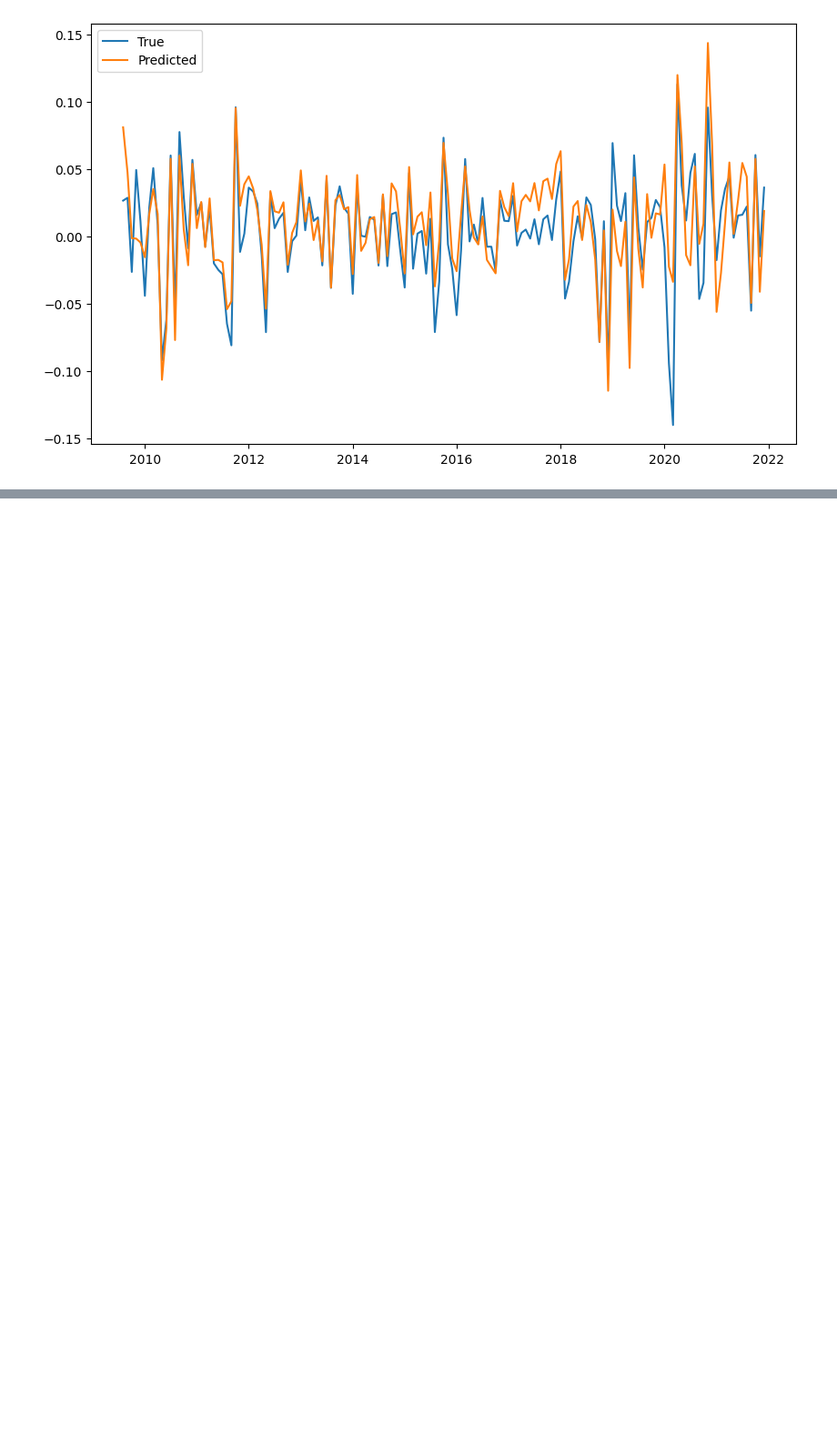
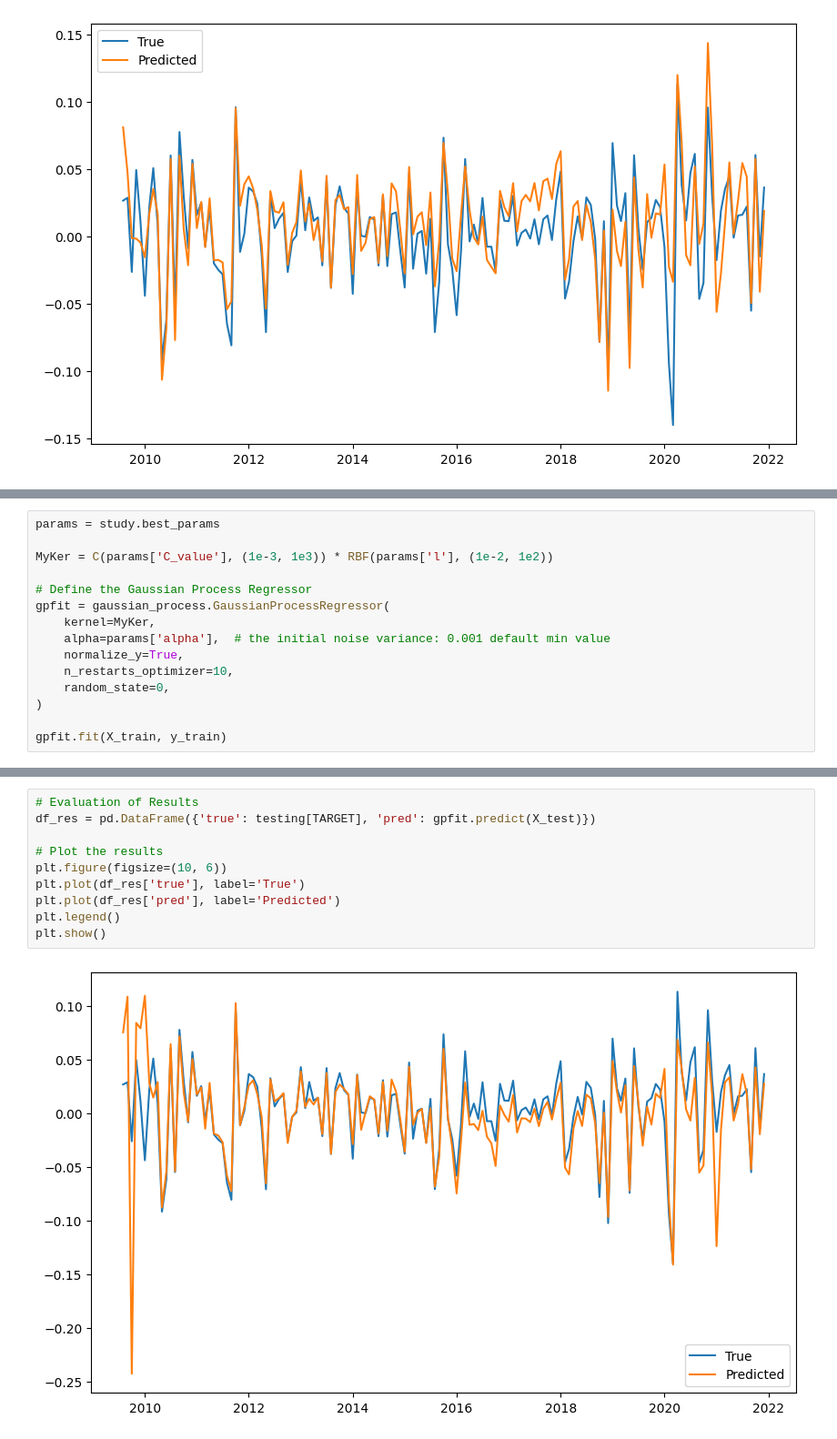
Before and after one commit to jonnycodd99/ML-for-Finance, a Jupyter notebook: Homework 1/01. Question 3.ipynb, the cells around one changed output, grey strips where cells are left out. Shown at 91% size. Drawn from its saved outputs; the diff is of its cells as text; blank space fills up the shorter version.

Commit message:
mlp init - bad results

```diff
--- a/Homework 1/01. Question 3.ipynb
+++ b/Homework 1/01. Question 3.ipynb
@@ -259,0 +351,15 @@ regression_metrics(y_train, gpfit.predict(X_train), y_test, gpfit.predict(X_test
+# %%
+params = study.best_params
+
+MyKer = C(params['C_value'], (1e-3, 1e3)) * RBF(params['l'], (1e-2, 1e2))
+
+# Define the Gaussian Process Regressor
+gpfit = gaussian_process.GaussianProcessRegressor(
+    kernel=MyKer,
+    alpha=params['alpha'],  # the initial noise variance: 0.001 default min value
+    normalize_y=True,
+    n_restarts_optimizer=10,
+    random_state=0,
+)
+
+gpfit.fit(X_train, y_train)
@@ -259,0 +382,12 @@ regression_metrics(y_train, gpfit.predict(X_train), y_test, gpfit.predict(X_test
+# %%
+# Evaluation of Results
+df_res = pd.DataFrame({'true': testing[TARGET], 'pred': gpfit.predict(X_test)})
+
+# Plot the results
+plt.figure(figsize=(10, 6))
+plt.plot(df_res['true'], label='True')
+plt.plot(df_res['pred'], label='Predicted')
+plt.legend()
+plt.show()
+# %% [output]
+[figure, added]
```
Also changed, not shown: parts of 17 cells of this notebook.
